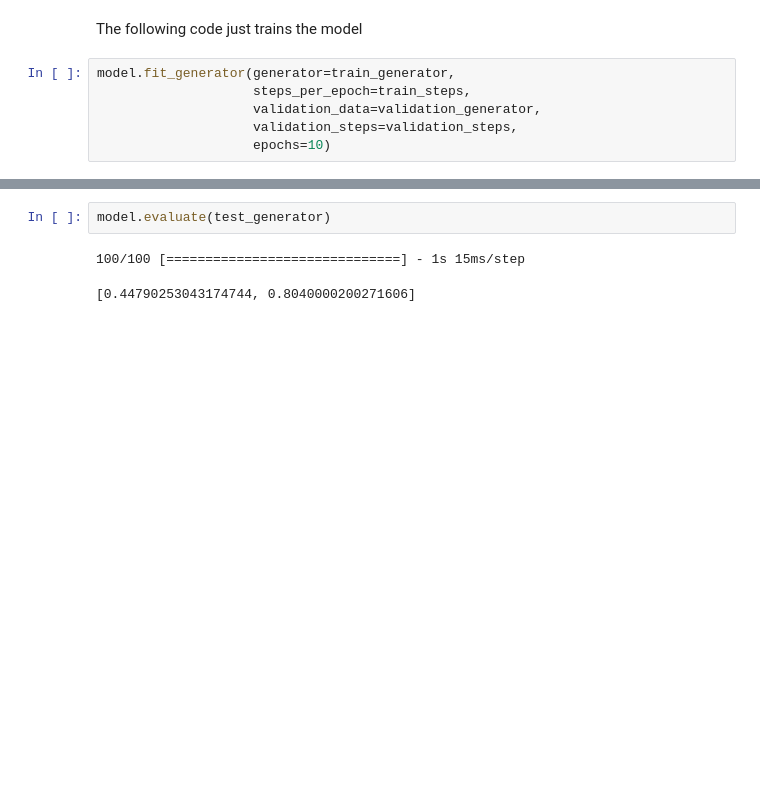
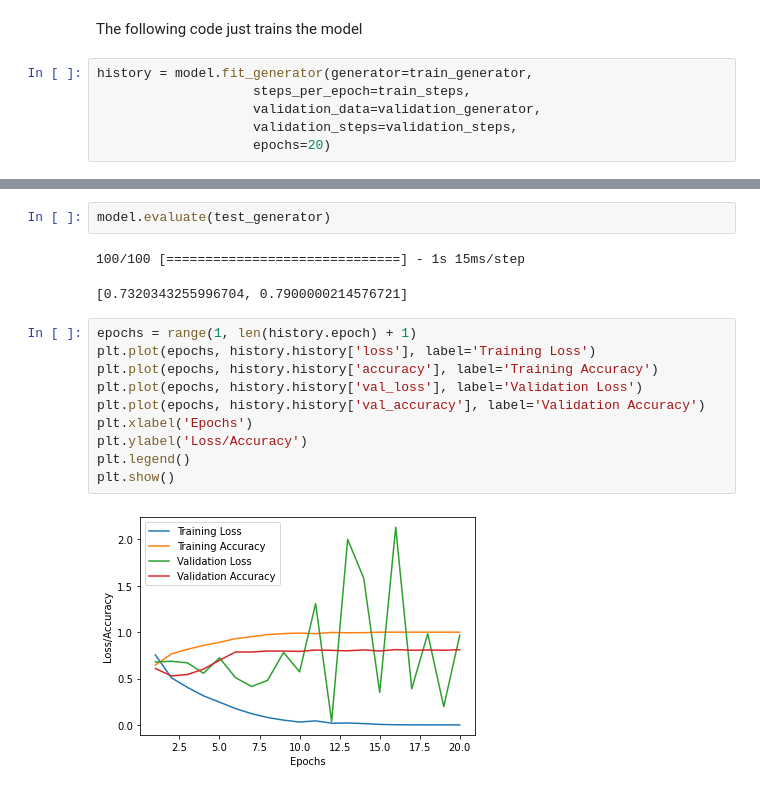
Before and after one commit to OliverJaison/AMLS_assignment20_21, a Jupyter notebook: A2/A2_CNN.ipynb, the cells around one changed output, grey strips where cells are left out. Saved outputs shown, nothing was run; the diff lists cells and outputs as text; blank space fills up the shorter version.

Commit message:
Added Plot to track training progress

```diff
--- a/A2/A2_CNN.ipynb
+++ b/A2/A2_CNN.ipynb
@@ -117,9 +117,9 @@ validation_steps = validation_generator.n//validation_generator.batch_size
 # %% [markdown]
 The following code just trains the model
 # %%
-model.fit_generator(generator=train_generator,
+history = model.fit_generator(generator=train_generator,
                     steps_per_epoch=train_steps,
                     validation_data=validation_generator,
                     validation_steps=validation_steps,
-                    epochs=10)
+                    epochs=20)
 # %% [output]
@@ -148,4 +144,16 @@ Epoch 10/10
 model.evaluate(test_generator)
 # %% [output]
 100/100 [==============================] - 1s 15ms/step
-[0.44790253043174744, 0.8040000200271606]
+[0.7320343255996704, 0.7900000214576721]
+# %%
+epochs = range(1, len(history.epoch) + 1)
+plt.plot(epochs, history.history['loss'], label='Training Loss')
+plt.plot(epochs, history.history['accuracy'], label='Training Accuracy')
+plt.plot(epochs, history.history['val_loss'], label='Validation Loss')
+plt.plot(epochs, history.history['val_accuracy'], label='Validation Accuracy')
+plt.xlabel('Epochs')
+plt.ylabel('Loss/Accuracy')
+plt.legend()
+plt.show()
+# %% [output]
+[figure, added]
```
Also changed, not shown: parts of 1 cell of this notebook, 7 other files.
